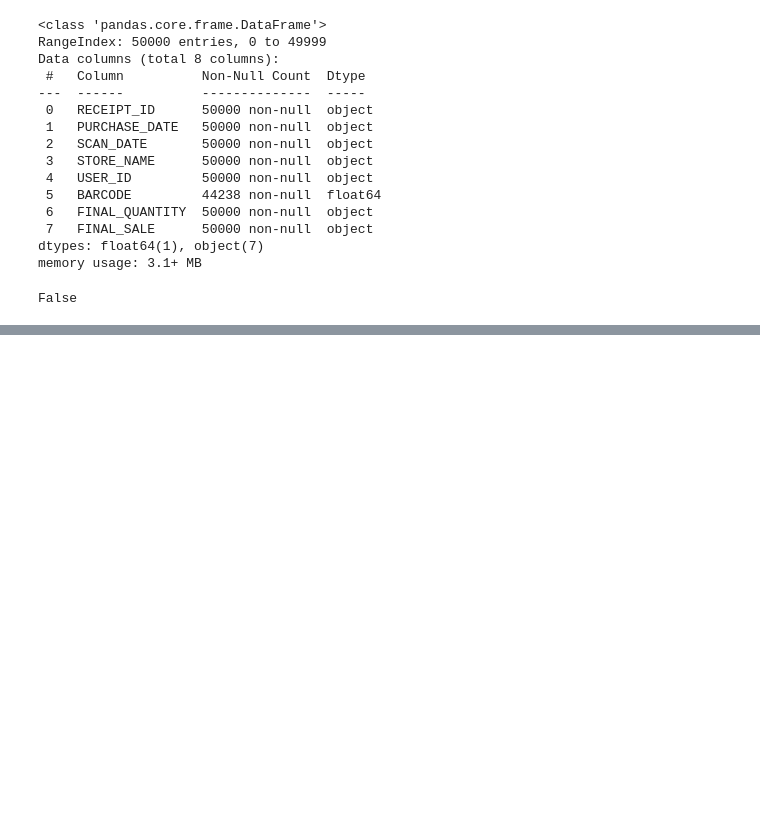
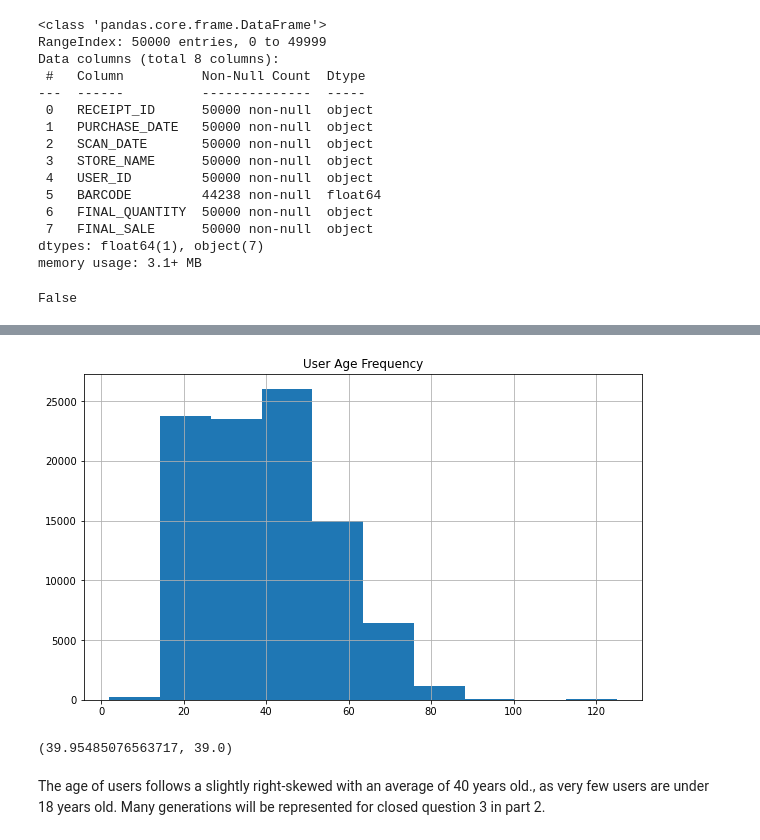
Before and after one commit to etsc99/Fetch-Take-Home, a Jupyter notebook: part1.ipynb, the cells around one changed output, grey strips where cells are left out. Cells and saved outputs as stored; diff of their text form; code cells hidden in the pictures; blank space fills up the shorter version.

```diff
--- a/part1.ipynb
+++ b/part1.ipynb
@@ -198,0 +415,22 @@ Are there any fields that are challenging to understand?
+# %%
+#Getting user age given the birth date
+
+users['BIRTH_DATE'] = users['BIRTH_DATE'].fillna(pd.Timestamp(datetime.now().date()))
+users['AGE'] = users['BIRTH_DATE'].apply(lambda x: (datetime.now().date() - x.date()).days // 365)
+
+age_eda = users[users["AGE"] > 0]
+# %%
+#Univariate Analysis of user age
+
+plt.figure(figsize=(10, 6))
+age_eda["AGE"].hist()
+plt.title("User Age Frequency")
+plt.show()
+# %% [output]
+[figure, added]
+# %%
+age_eda["AGE"].mean(), age_eda["AGE"].median()
+# %% [output]
+(39.95485076563717, 39.0)
+# %% [markdown]
+The age of users follows a slightly right-skewed with an average of 40 years old., as very few users are under 18 years old.  Many generations will be represented for closed question 3 in part 2.
```
Also changed, not shown: parts of 65 cells of this notebook, 2 other files.
